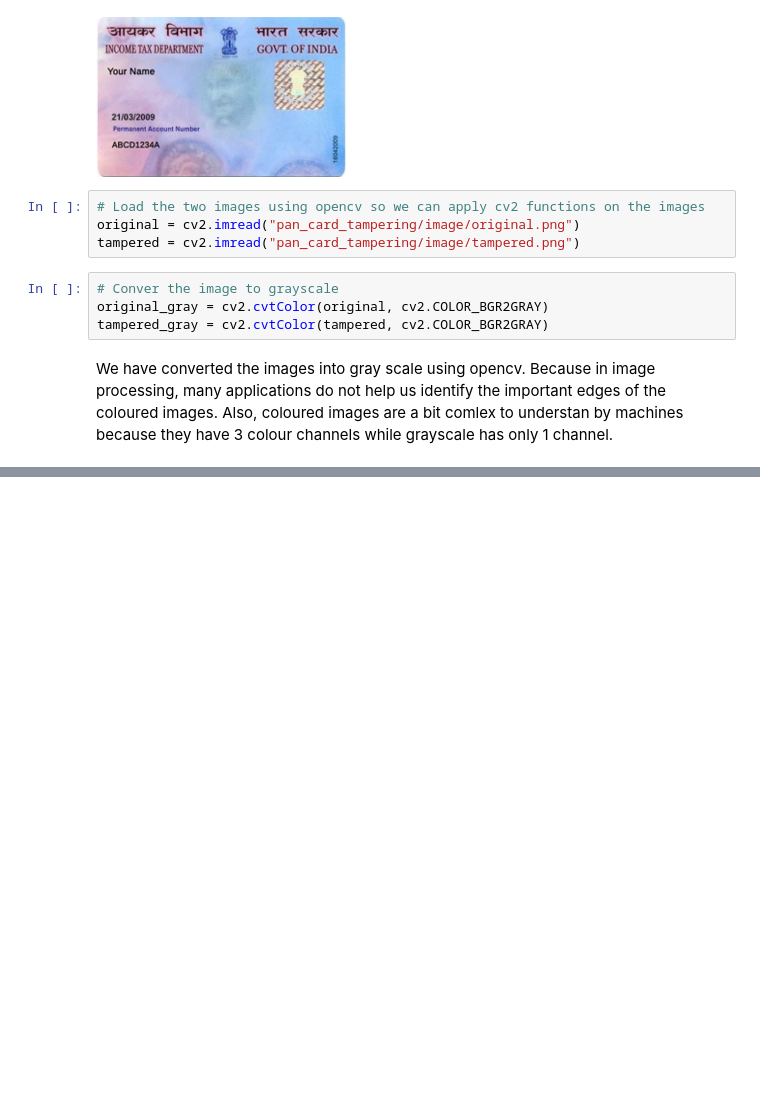
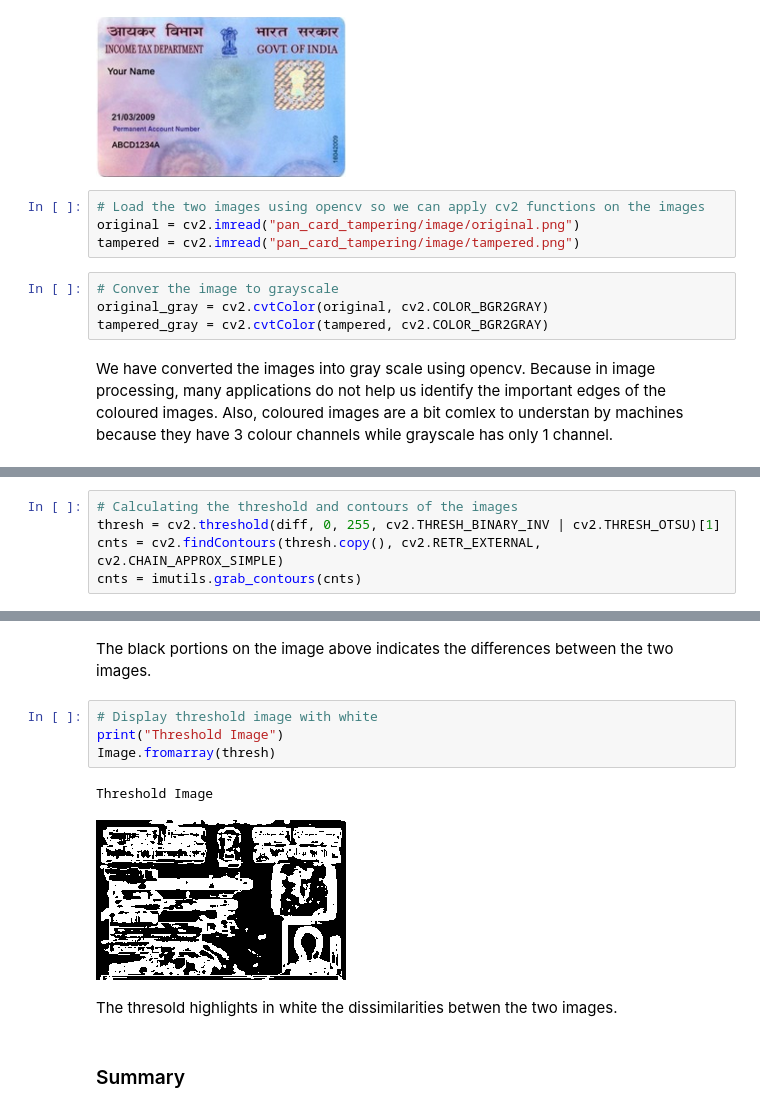
Before and after one commit to lawalsegun2025/Pan_Card_Tampering_Detector, a Jupyter notebook: pan_card_tampering.ipynb, the cells around one changed output, grey strips where cells are left out. Drawn from its saved outputs; the diff is of its cells as text; blank space fills up the shorter version.

```diff
--- a/pan_card_tampering.ipynb
+++ b/pan_card_tampering.ipynb
@@ -90,0 +90,5 @@ We have converted the images into gray scale using opencv. Because in image proc
+# %%
+# Calculating the threshold and contours of the images
+thresh = cv2.threshold(diff, 0, 255, cv2.THRESH_BINARY_INV | cv2.THRESH_OTSU)[1]
+cnts = cv2.findContours(thresh.copy(), cv2.RETR_EXTERNAL, cv2.CHAIN_APPROX_SIMPLE)
+cnts = imutils.grab_contours(cnts)
@@ -90,0 +131,13 @@ We have converted the images into gray scale using opencv. Because in image proc
+# %% [markdown]
+The black portions on the image above indicates the differences between the two images.
+# %%
+# Display threshold image with white
+print("Threshold Image")
+Image.fromarray(thresh)
+# %% [output]
+Threshold Image
+[figure, added]
+# %% [markdown]
+The thresold highlights in white the dissimilarities betwen the two images.
+# %% [markdown]
+### Summary
```
Also changed, not shown: parts of 13 cells of this notebook.
